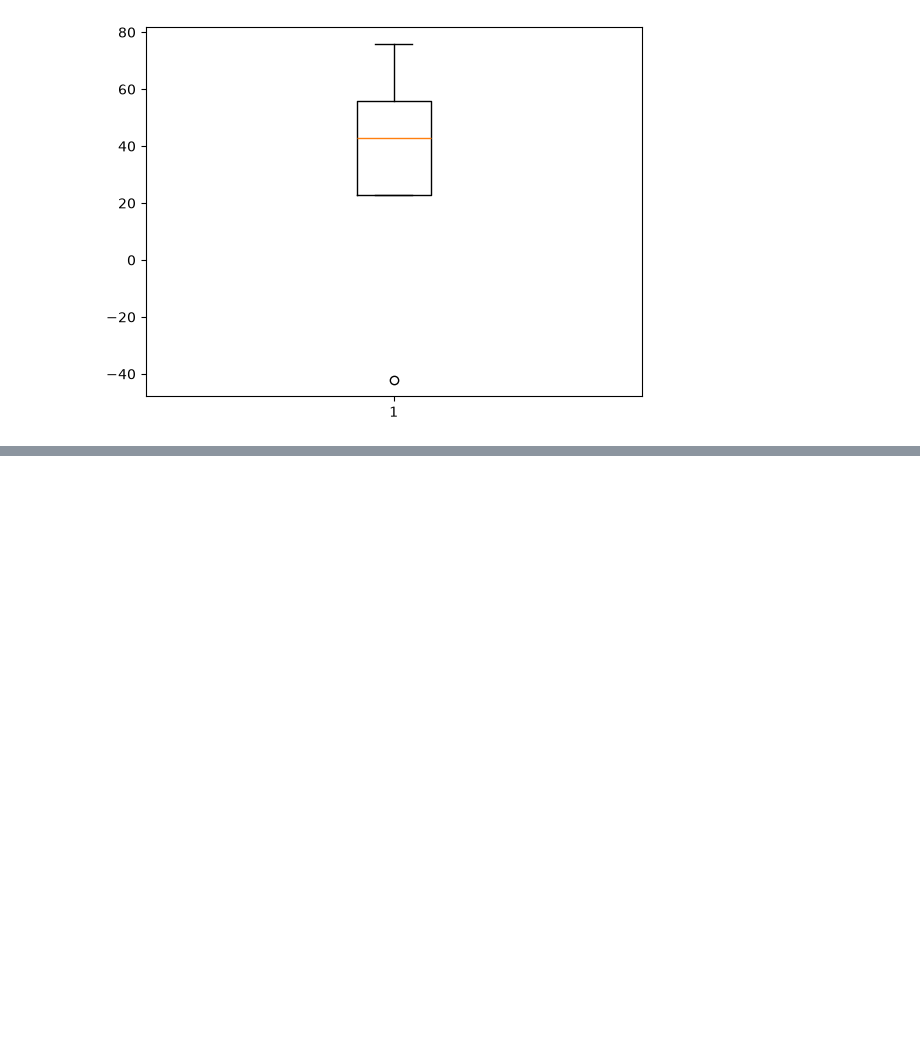
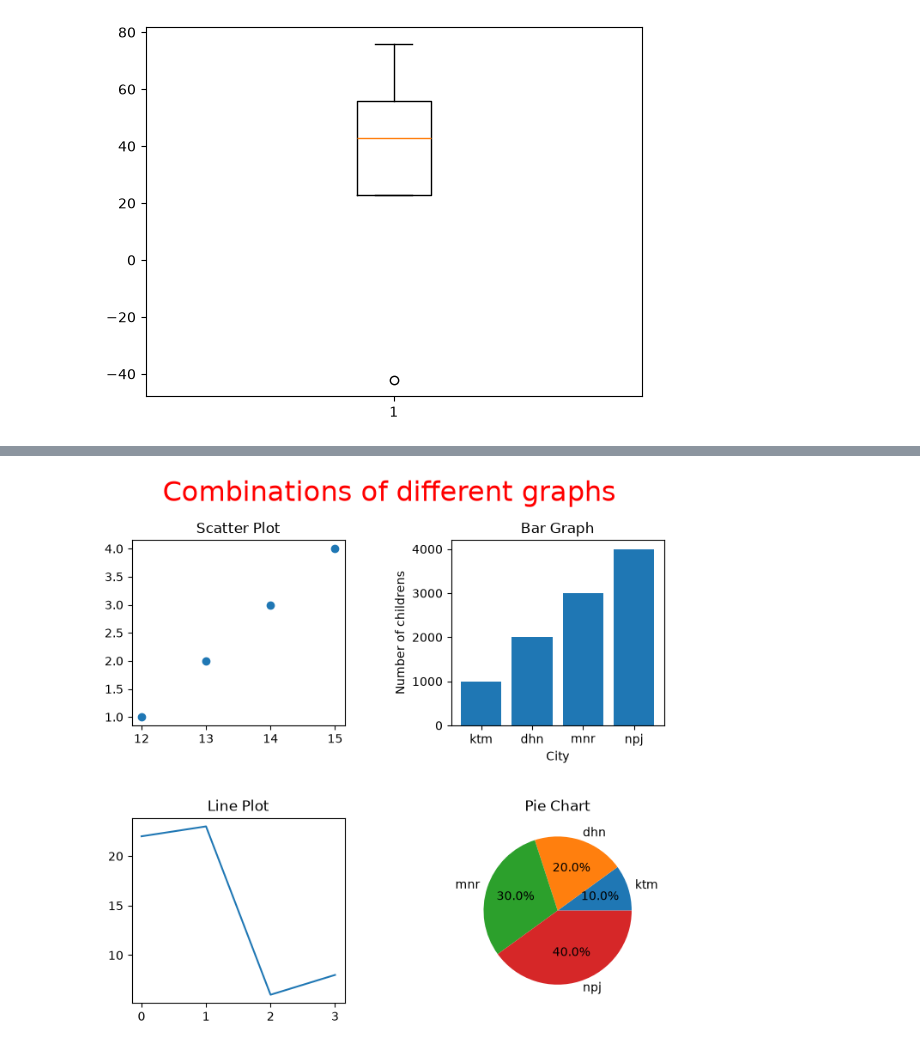
Before and after one commit to hemraj2613/Python-with-Data-Science, a Jupyter notebook: matplotlib1.ipynb, the cells around one changed output, grey strips where cells are left out. Saved outputs shown, nothing was run; the diff lists cells and outputs as text; code cells hidden in the pictures; blank space fills up the shorter version.

Commit message:
Subplots in matplotlib

```diff
--- a/matplotlib1.ipynb
+++ b/matplotlib1.ipynb
@@ -243,0 +254,30 @@ pl.show()
+# %%
+fig, subplot = pl.subplots(2,2,figsize=(8,7),
+gridspec_kw={
+        "wspace": 0.5,   # horizontal gap
+        "hspace": 0.5    # vertical gap
+    })
+fig.suptitle("Combinations of different graphs", color="Red", size=23)
+
+subplot[0,0].scatter([12, 13, 14, 15], [1, 2, 3, 4])
+subplot[0,0].set_title("Scatter Plot")
+
+subplot[0,1].bar(["ktm","dhn","mnr","npj"],[1000,2000,3000,4000])
+subplot[0,1].set_title("Bar Graph")
+subplot[0,1].set_xlabel("City")
+subplot[0,1].set_ylabel("Number of childrens")
+
+subplot[1,0].plot([22,23,6,8])
+subplot[1,0].set_title("Line Plot")
+
+subplot[1, 1].pie(
+    [1000, 2000, 3000, 4000],
+    labels=["ktm", "dhn", "mnr", "npj"],
+    autopct="%1.1f%%"
+)
+subplot[1,1].set_title("Pie Chart")
+# pl.tight_layout()
+pl.savefig("graphcomb.jpg")
+pl.show()
+# %% [output]
+[figure, added]
```
Also changed, not shown: parts of 2 cells of this notebook, 1 other file.
